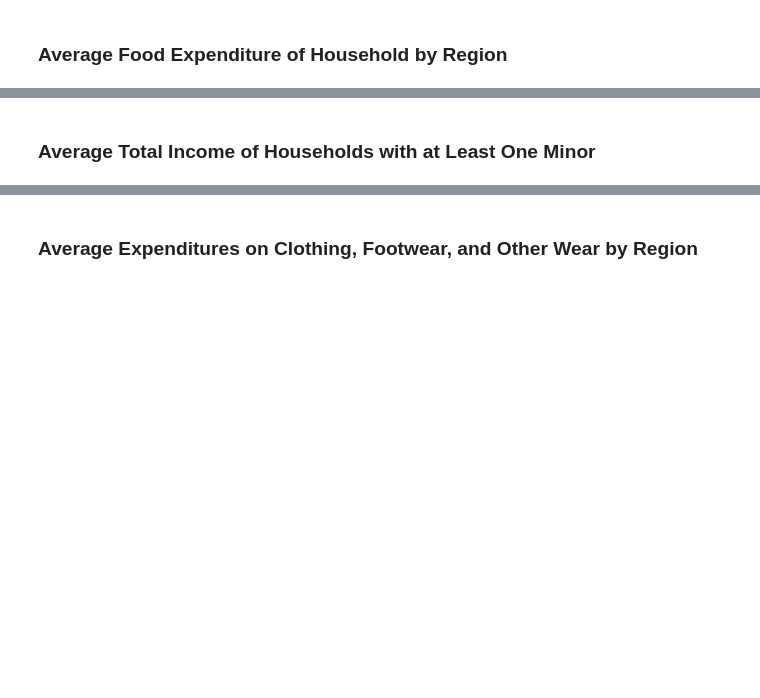
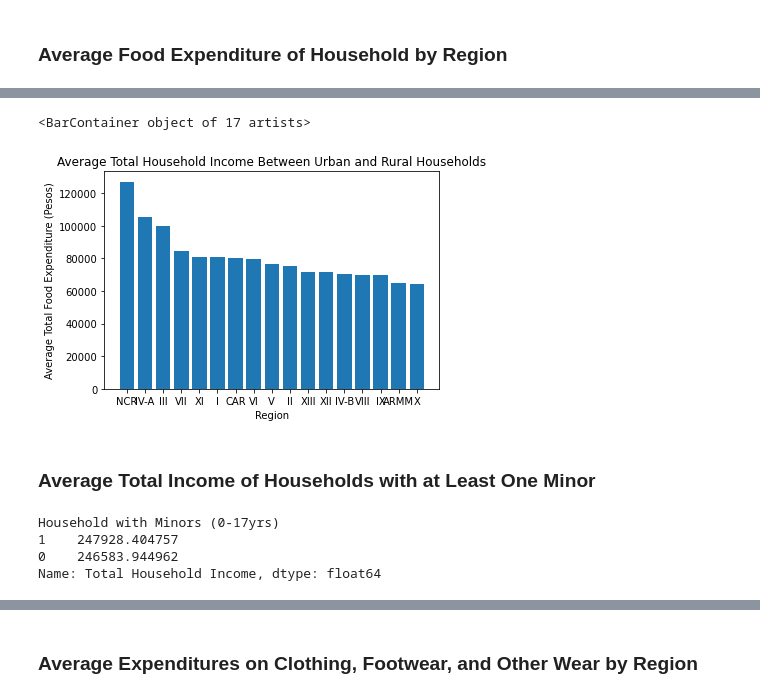
Before and after one commit to azrielortega/DATA100-Final-Project, a Jupyter notebook: Final Project.ipynb, the cells around one changed output, grey strips where cells are left out. Saved outputs shown, nothing was run; the diff lists cells and outputs as text; code cells hidden in the pictures; blank space fills up the shorter version.

```diff
--- a/Final Project.ipynb
+++ b/Final Project.ipynb
@@ -951,3 +1336,24 @@ income_df.loc[income_df['Agricultural Household indicator'] == 2]
 # %%
 # Total Food Expenditure
 # Region
+df_ave_food_reg = income_df.groupby(['Region']).mean().sort_values(ascending=False, by=['Total Food Expenditure'])
+ncr_ave_food_reg = df_ave_food_reg.iloc[0]['Total Food Expenditure']
+iva_ave_food_reg = df_ave_food_reg.iloc[1]['Total Food Expenditure']
+iii_ave_food_reg = df_ave_food_reg.iloc[2]['Total Food Expenditure']
+vii_ave_food_reg = df_ave_food_reg.iloc[3]['Total Food Expenditure']
+xi_ave_food_reg = df_ave_food_reg.iloc[4]['Total Food Expenditure']
+i_ave_food_reg = df_ave_food_reg.iloc[5]['Total Food Expenditure']
+car_ave_food_reg = df_ave_food_reg.iloc[6]['Total Food Expenditure']
+vi_ave_food_reg = df_ave_food_reg.iloc[7]['Total Food Expenditure']
+v_ave_food_reg = df_ave_food_reg.iloc[8]['Total Food Expenditure']
+ii_ave_food_reg = df_ave_food_reg.iloc[9]['Total Food Expenditure']
+xiii_ave_food_reg = df_ave_food_reg.iloc[10]['Total Food Expenditure']
+xii_ave_food_reg = df_ave_food_reg.iloc[11]['Total Food Expenditure']
+ivb_ave_food_reg = df_ave_food_reg.iloc[12]['Total Food Expenditure']
+viii_ave_food_reg = df_ave_food_reg.iloc[13]['Total Food Expenditure']
+ix_ave_food_reg = df_ave_food_reg.iloc[14]['Total Food Expenditure']
+armm_ave_food_reg = df_ave_food_reg.iloc[15]['Total Food Expenditure']
+x_ave_food_reg = df_ave_food_reg.iloc[16]['Total Food Expenditure']
+
+ave_food_reg = [ncr_ave_food_reg, iva_ave_food_reg, iii_ave_food_reg, vii_ave_food_reg, xi_ave_food_reg, i_ave_food_reg, car_ave_food_reg, vi_ave_food_reg, v_ave_food_reg, ii_ave_food_reg, xiii_ave_food_reg, xii_ave_food_reg, ivb_ave_food_reg, viii_ave_food_reg, ix_ave_food_reg, armm_ave_food_reg, x_ave_food_reg]
+ave_food_regions = ['NCR','IV-A','III','VII','XI','I','CAR','VI','V','II','XIII','XII','IV-B','VIII','IX','ARMM','X']
@@ -954,5 +1383,22 @@ income_df.loc[income_df['Agricultural Household indicator'] == 2]
+# %%
+_ave_food_regions = np.arange(len(ave_food_regions))
+plt.xticks(_ave_food_regions,ave_food_regions)
+plt.ylabel("Average Total Food Expenditure (Pesos)")
+plt.xlabel("Region")
+plt.title("Average Total Household Income Between Urban and Rural Households")
+plt.bar(_ave_food_regions, ave_food_reg)
+# %% [output]
+<BarContainer object of 17 artists>
+[figure, added]
 # %% [markdown]
 ### Average Total Income of Households with at Least One Minor
 # %%
-# Members with age less than 5 year old
-# Members with age 5 - 17 years old
+df_ave_inc_minor = income_df.groupby(['Household with Minors (0-17yrs)']).mean().sort_values(ascending=False, by=['Total Household Income'])
+ave_inc_w_minor = df_ave_inc_minor.iloc[0]['Total Household Income']
+ave_inc_wo_minor = df_ave_inc_minor.iloc[1]['Total Household Income']
+df_ave_inc_minor['Total Household Income']
+# %% [output]
+Household with Minors (0-17yrs)
+1    247928.404757
+0    246583.944962
+Name: Total Household Income, dtype: float64
```
Also changed, not shown: parts of 48 cells of this notebook.
